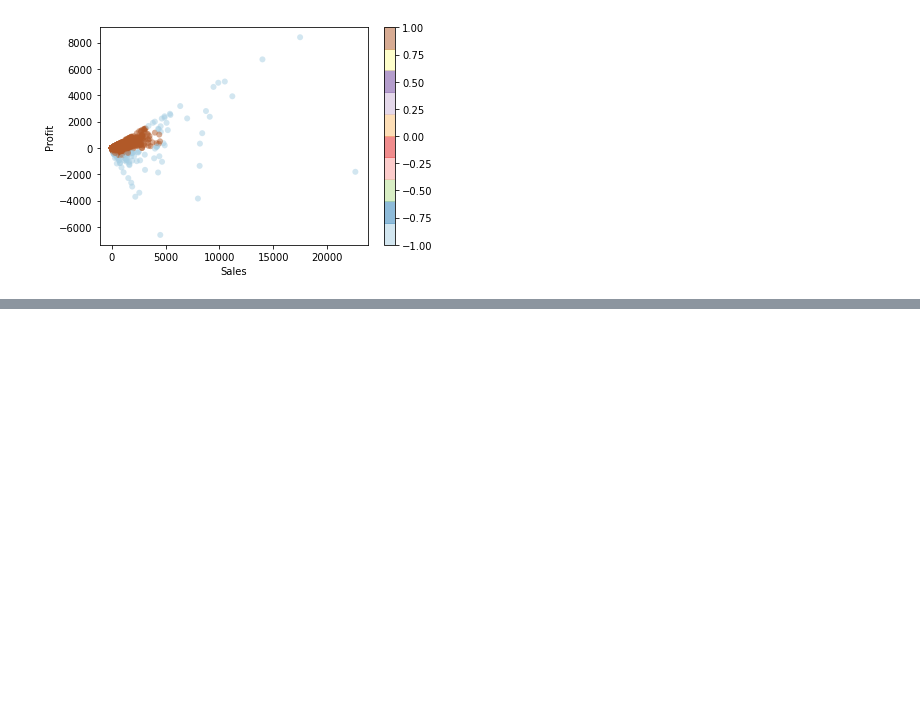
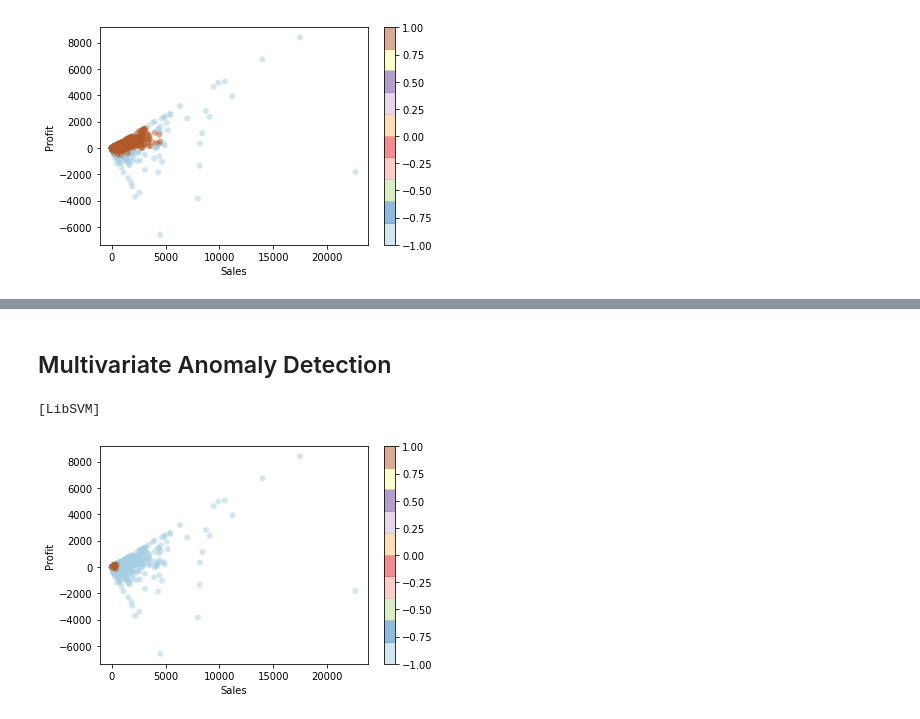
Before and after one commit to Rohan5076/machine-learning, a Jupyter notebook: ML_26_Anomaly_Detection_Using_Isolation_Forest.ipynb, the cells around one changed output, grey strips where cells are left out. Saved outputs shown, nothing was run; the diff lists cells and outputs as text; code cells hidden in the pictures; blank space fills up the shorter version.

```diff
--- a/ML_26_Anomaly_Detection_Using_Isolation_Forest.ipynb
+++ b/ML_26_Anomaly_Detection_Using_Isolation_Forest.ipynb
@@ -639,0 +769,24 @@ df[(df['outlier_univariate_sales'] == 1) & (df['outlier_univariate_profit'] == 1
+# %% [markdown]
+## Multivariate Anomaly Detection
+# %%
+minmax = MinMaxScaler(feature_range=(0, 1))
+X = minmax.fit_transform(df[['Sales','Profit']])
+# %%
+clf = OneClassSVM(gamma='auto',cache_size=100,verbose=True)
+clf.fit(X)
+# predict raw anomaly score
+df['multivariate_anomaly_score'] = clf.decision_function(X)
+
+# prediction of a datapoint category outlier or inlier
+df['multivariate_outlier'] = clf.predict(X)
+# %% [output]
+[LibSVM]
+# %%
+plt.scatter(df['Sales'], df['Profit'],
+            c=df.multivariate_outlier, edgecolor='none', alpha=0.5,
+            cmap=plt.cm.get_cmap('Paired', 10))
+plt.xlabel('Sales')
+plt.ylabel('Profit')
+plt.colorbar();
+# %% [output]
+[figure, added]
```
Also changed, not shown: parts of 24 cells of this notebook.
